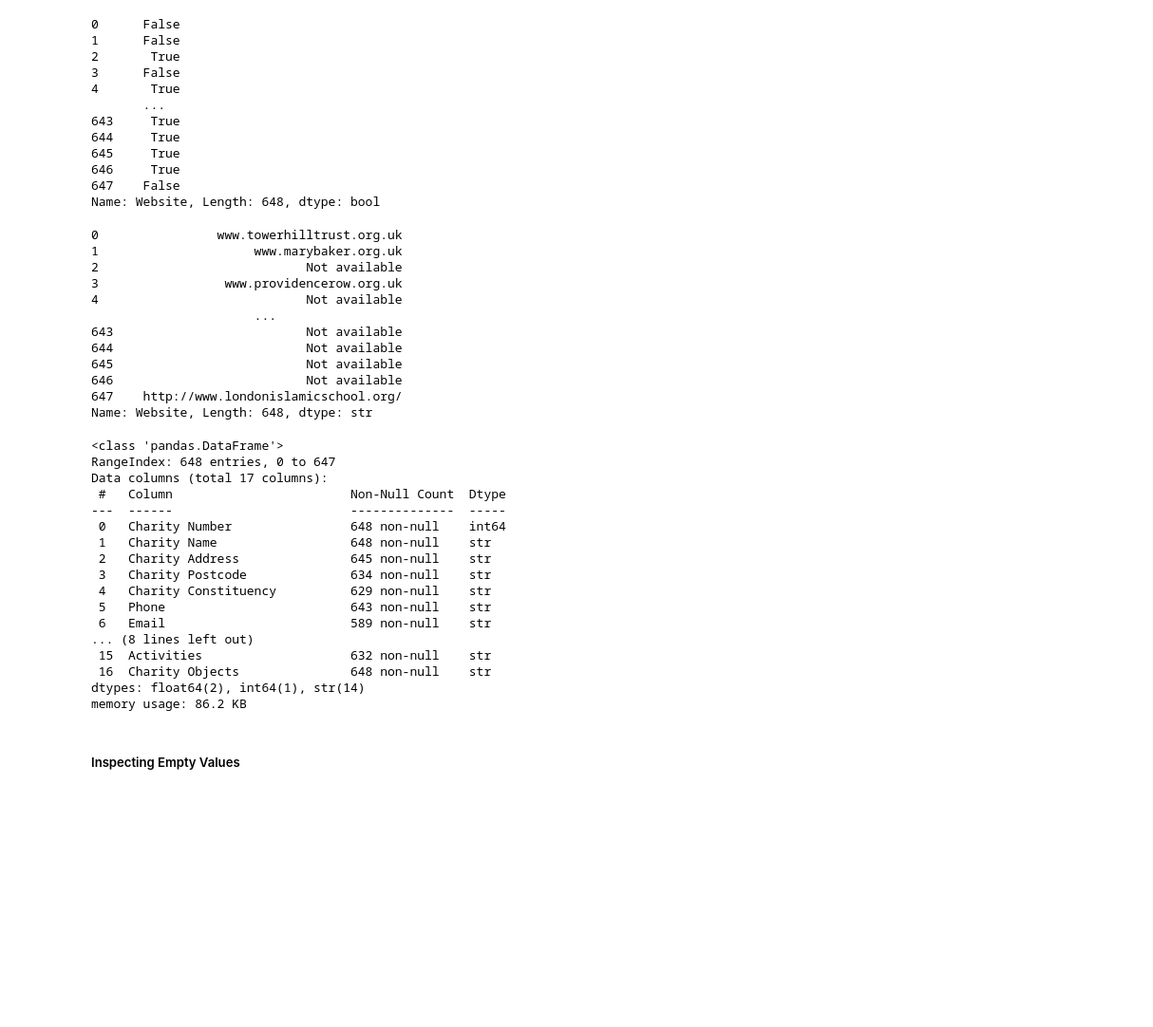
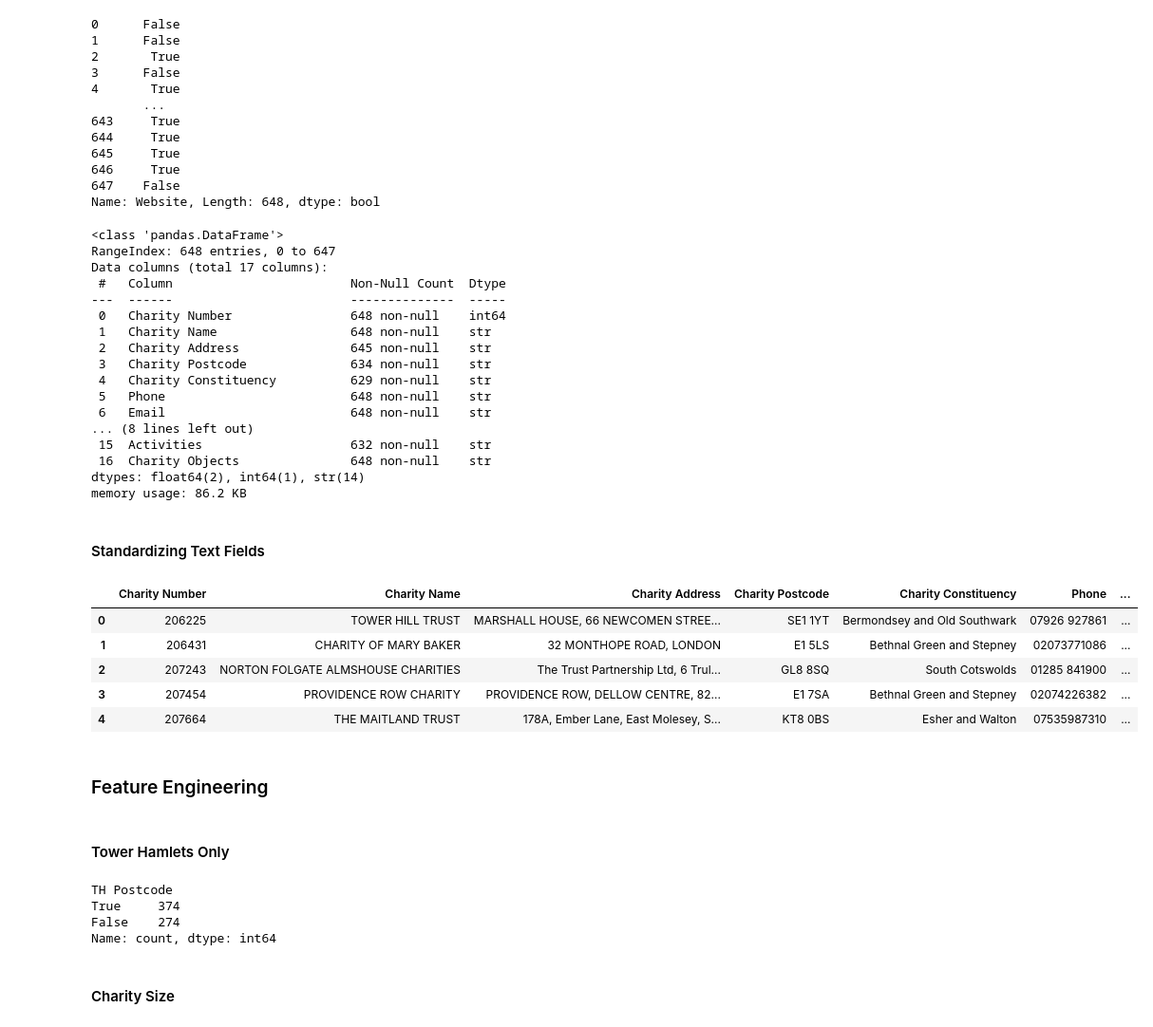
Before and after one commit to nk13-nu/charity_watch, a Jupyter notebook: notebooks/charity_data.ipynb, the cells around one changed output. Shown at 95% size. Drawn from its saved outputs; the diff is of its cells as text; code cells hidden in the pictures; blank space fills up the shorter version.

```diff
--- a/notebooks/charity_data.ipynb
+++ b/notebooks/charity_data.ipynb
@@ -114,19 +119,8 @@ df['Website'].isna()
 Name: Website, Length: 648, dtype: bool
 # %%
 df['Website'] = df['Website'].fillna('Not available')
+df['Email'] = df['Email'].fillna('Not available')
+df['Phone'] = df['Phone'].fillna('Not available')
-# %% [output]
-0                www.towerhilltrust.org.uk
-1                     www.marybaker.org.uk
-2                            Not available
-3                 www.providencerow.org.uk
-4                            Not available
-                      ...
-643                          Not available
-644                          Not available
-645                          Not available
-646                          Not available
-647    http://www.londonislamicschool.org/
-Name: Website, Length: 648, dtype: str
 # %%
 df.info()
 # %% [output]
@@ -140,12 +134,10 @@ Data columns (total 17 columns):
  2   Charity Address               645 non-null    str
  3   Charity Postcode              634 non-null    str
  4   Charity Constituency          629 non-null    str
- 5   Phone                         643 non-null    str
- 6   Email                         589 non-null    str
+ 5   Phone                         648 non-null    str
+ 6   Email                         648 non-null    str
 ... (8 lines left out)
  15  Activities                    632 non-null    str
  16  Charity Objects               648 non-null    str
 dtypes: float64(2), int64(1), str(14)
 memory usage: 86.2 KB
-# %% [markdown]
-##### Inspecting Empty Values
@@ -153,0 +144,19 @@ Classification fields
+# %% [markdown]
+#### Standardizing Text Fields
+# %%
+df['Charity Name'] = df['Charity Name'].str.strip().str.upper()
+df['Charity Address'] = df['Charity Address'].str.strip()
+df['Charity Postcode'] = df['Charity Postcode'].str.strip().str.upper()
+# %%
+df.head()
+# %% [output]
+|  | Charity Number | Charity Name | Charity Address | Charity Postcode | Charity Constituency | Phone | ... |
+| 0 | 206225 | TOWER HILL TRUST | MARSHALL HOUSE, 66 NEWCOMEN STREE... | SE1 1YT | Bermondsey and Old Southwark | 07926 927861 | ... |
+| 1 | 206431 | CHARITY OF MARY BAKER | 32 MONTHOPE ROAD, LONDON | E1 5LS | Bethnal Green and Stepney | 02073771086 | ... |
+| 2 | 207243 | NORTON FOLGATE ALMSHOUSE CHARITIES | The Trust Partnership Ltd, 6 Trul... | GL8 8SQ | South Cotswolds | 01285 841900 | ... |
+| 3 | 207454 | PROVIDENCE ROW CHARITY | PROVIDENCE ROW, DELLOW CENTRE, 82... | E1 7SA | Bethnal Green and Stepney | 02074226382 | ... |
+| 4 | 207664 | THE MAITLAND TRUST | 178A, Ember Lane, East Molesey, S... | KT8 0BS | Esher and Walton | 07535987310 | ... |
+# %% [markdown]
+### Feature Engineering
+# %% [markdown]
+#### Tower Hamlets Only
@@ -153,0 +166,9 @@ Classification fields
+# %%
+df['TH Postcode'].value_counts()
+# %% [output]
+TH Postcode
+True     374
+False    274
+Name: count, dtype: int64
+# %% [markdown]
+#### Charity Size
```
Also changed, not shown: parts of 26 cells of this notebook, 9 other files.
